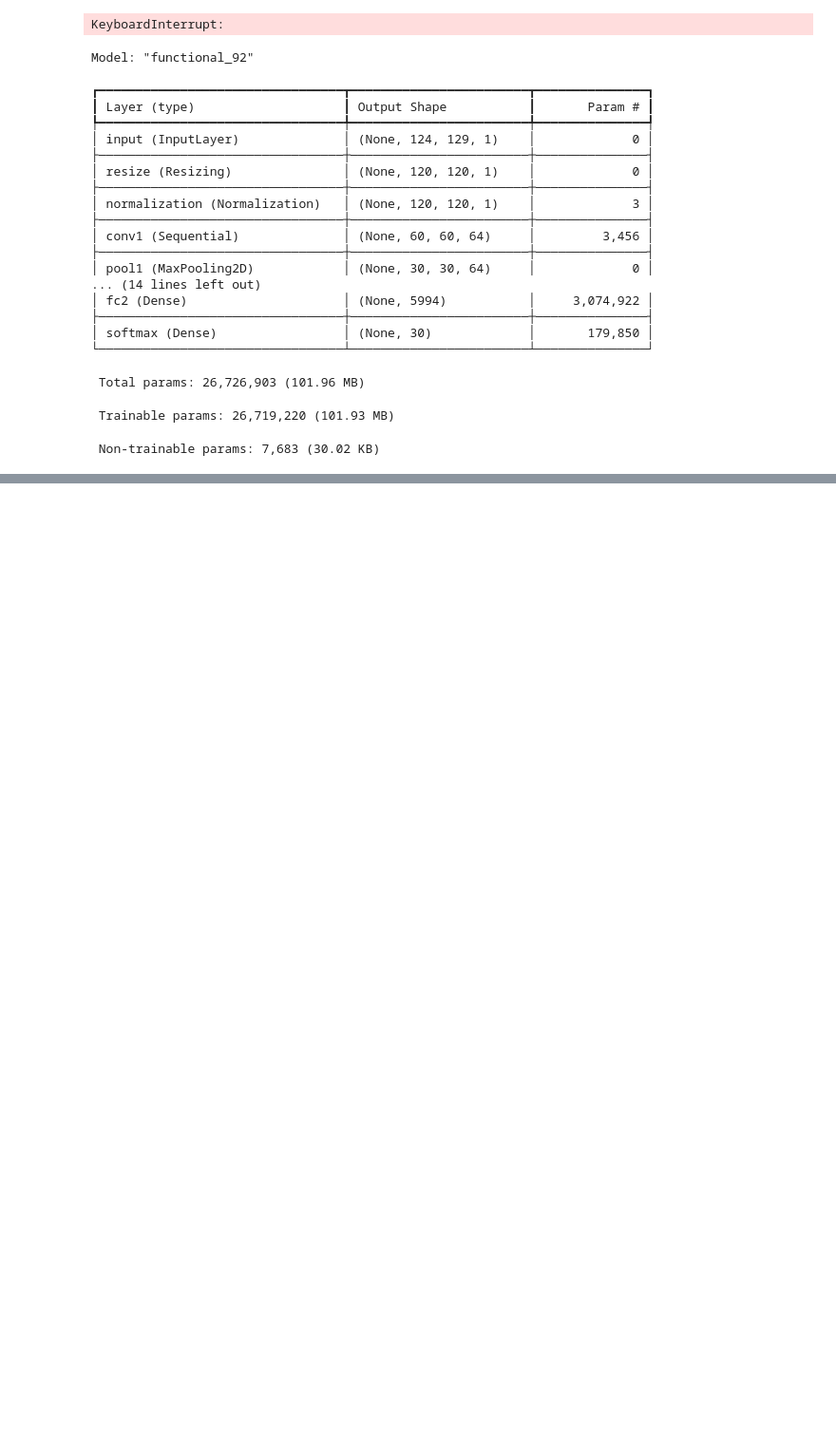
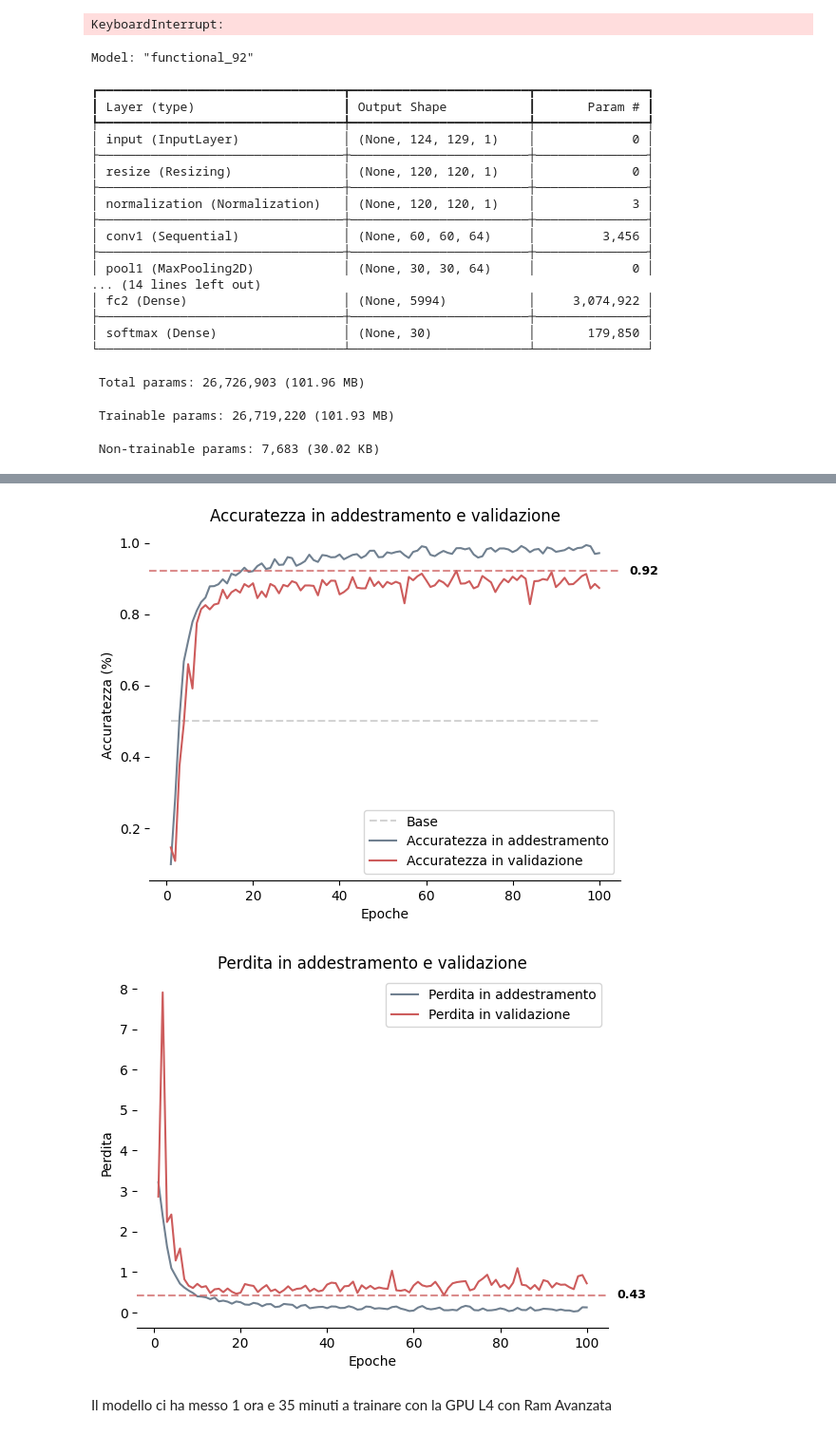
Before and after one commit to HiImGabry/speech-recognition-representation-unica-dl, a Jupyter notebook: Modello_convolutivo_complesso.ipynb, the cells around one changed output, grey strips where cells are left out. Shown at 95% size. Saved outputs shown, nothing was run; the diff lists cells and outputs as text; code cells hidden in the pictures; blank space fills up the shorter version.

```diff
--- a/Modello_convolutivo_complesso.ipynb
+++ b/Modello_convolutivo_complesso.ipynb
@@ -425,0 +530,7 @@ KeyboardInterrupt:
+# %%
+create_train_val_plot(history.history, overfit=False)
+# %% [output]
+[figure, added]
+[figure, added]
+# %% [markdown]
+Il modello ci ha messo 1 ora e 35 minuti a trainare con la GPU L4 con Ram Avanzata
```
Also changed, not shown: parts of 7 cells of this notebook, 1 other file.
